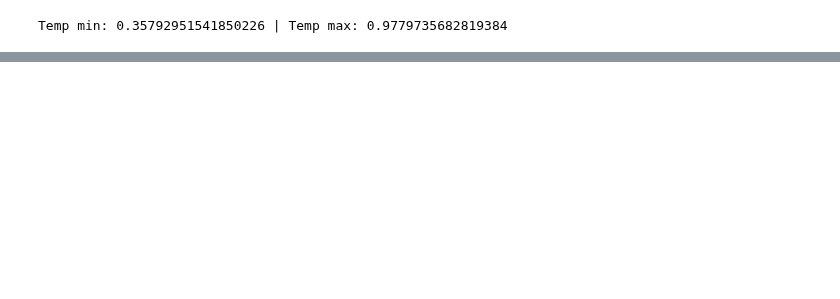
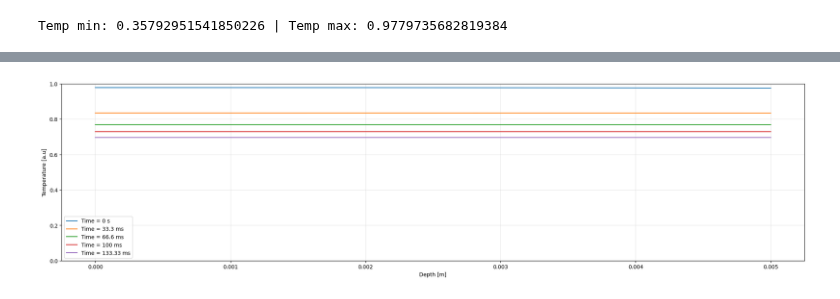
Before and after one commit to konrad-jaworski/Anisotropic_diffusivity_2, a Jupyter notebook: Experiment_with_1D_solution.ipynb, the cells around one changed output, grey strips where cells are left out. Drawn from its saved outputs; the diff is of its cells as text; code cells hidden in the pictures; blank space fills up the shorter version.

```diff
--- a/Experiment_with_1D_solution.ipynb
+++ b/Experiment_with_1D_solution.ipynb
@@ -224,0 +255,35 @@ plt.plot(X_coll[:100,1].detach().numpy(),x_pred[:100].detach().cpu())
+# %%
+x_pred=x_pred.reshape(300,100)
+# %%
+plt.figure(figsize=(25,6))
+
+plt.plot(z_coll,x_pred[0,:].detach().cpu().numpy(),label=('Time = 0 s'))
+plt.ylim(0,1)
+plt.xlabel('Depth [m]')
+plt.ylabel('Temperature [a.u]')
+
+plt.plot(z_coll,x_pred[1,:].detach().cpu().numpy(),label=('Time = 33.3 ms'))
+plt.ylim(0,1)
+plt.xlabel('Depth [m]')
+plt.ylabel('Temperature [a.u]')
+
+plt.plot(z_coll,x_pred[2,:].detach().cpu().numpy(),label=('Time = 66.6 ms'))
+plt.ylim(0,1)
+plt.xlabel('Depth [m]')
+plt.ylabel('Temperature [a.u]')
+
+plt.plot(z_coll,x_pred[3,:].detach().cpu().numpy(), label=('Time = 100 ms'))
+plt.ylim(0,1)
+plt.xlabel('Depth [m]')
+plt.ylabel('Temperature [a.u]')
+plt.legend()
+plt.grid(alpha=0.3)
+
+plt.plot(z_coll,x_pred[4,:].detach().cpu().numpy(), label=('Time = 133.33 ms'))
+plt.ylim(0,1)
+plt.xlabel('Depth [m]')
+plt.ylabel('Temperature [a.u]')
+plt.legend()
+plt.grid(alpha=0.3)
+# %% [output]
+[figure, added]
```
Also changed, not shown: parts of 14 cells of this notebook.
